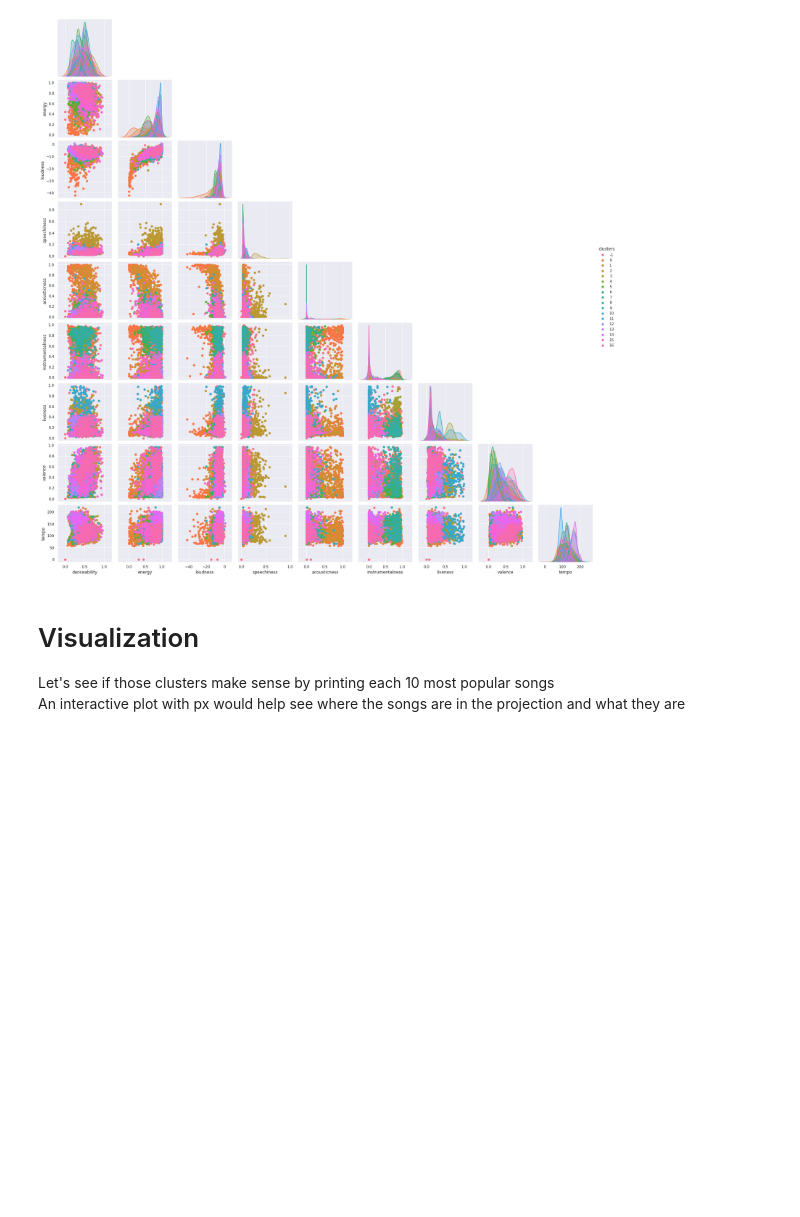
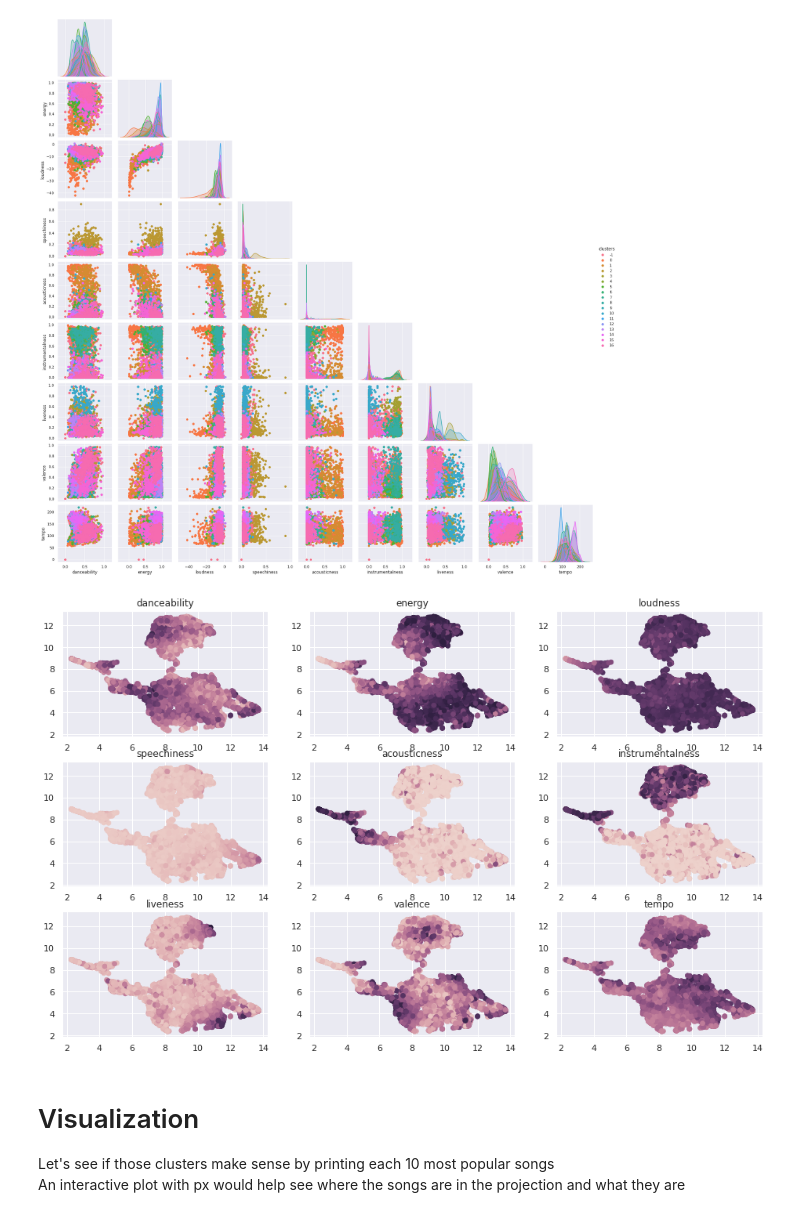
Before and after one commit to sqrx-mckl/spotify_app, a Jupyter notebook: 3short_eda_umap_clustering.ipynb, the cells around one changed output. Saved outputs shown, nothing was run; the diff lists cells and outputs as text; code cells hidden in the pictures; blank space fills up the shorter version.

Commit message:
ENH: updated analysis added text and detail added interactive plot for T-SNE added another analysis graph

```diff
--- a/3short_eda_umap_clustering.ipynb
+++ b/3short_eda_umap_clustering.ipynb
@@ -191,6 +191,21 @@ sns.pairplot(
 );
 # %% [output]
 [figure]
+# %%
+_, axes = plt.subplots(3, 3, figsize=(16,10))
+
+for k, feat_col in enumerate(tqdm(feat)):
+    sns.scatterplot(
+        data=df,
+        x=proj_umap[:,0],
+        y=proj_umap[:,1],
+        hue=df[feat_col],
+        legend=None,
+        edgecolor=None,
+        ax=axes.flatten()[k]
+    ).set_title(feat_col)
+# %% [output]
+[figure, added]
 # %%
 df['proj_x'] = proj_umap[:,0]
 df['proj_y'] = proj_umap[:,1]
```
Also changed, not shown: parts of 1 cell of this notebook.
